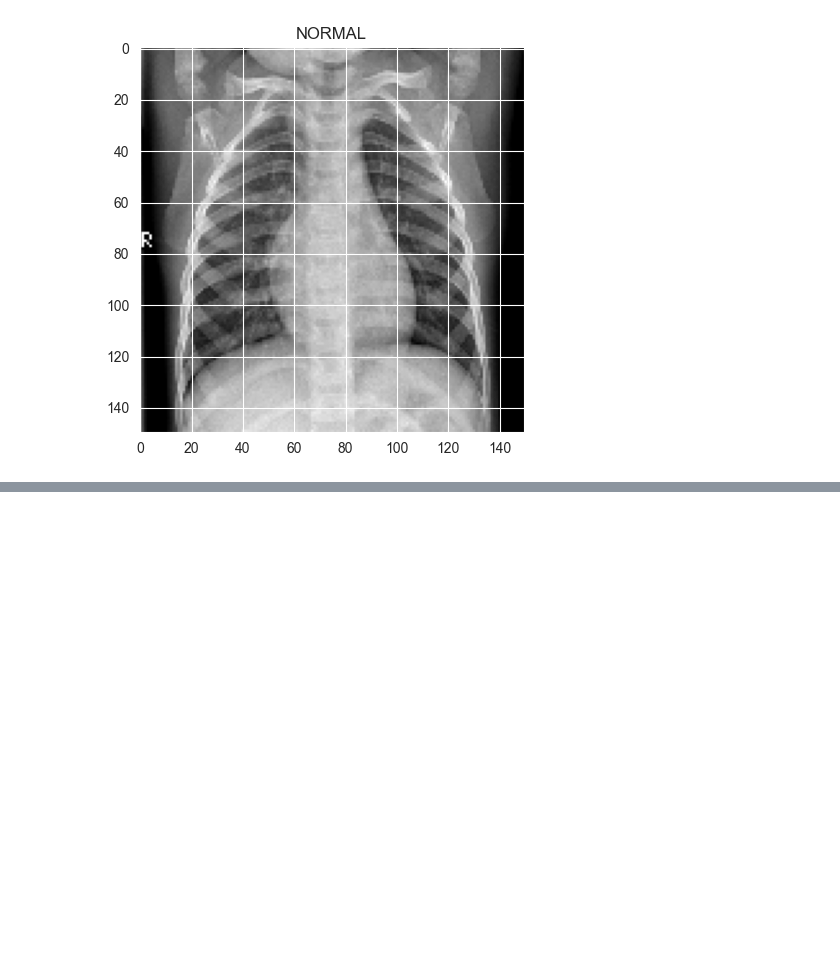
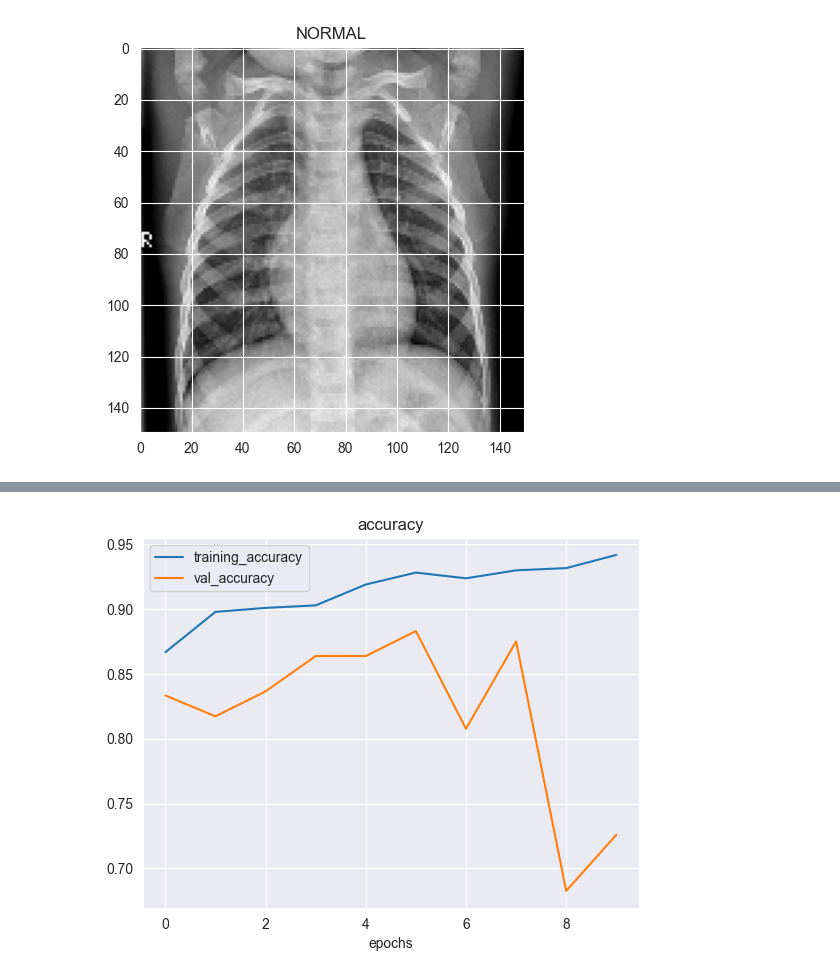
Before and after one commit to Xninety-nine/Capstone-3-Predicting-Pneumonia-in-X-ray-Images, a Jupyter notebook: CAP3_PreProcess_&_Modeling.ipynb, the cells around one changed output, grey strips where cells are left out. Saved outputs shown, nothing was run; the diff lists cells and outputs as text; code cells hidden in the pictures; blank space fills up the shorter version.

```diff
--- a/CAP3_Data_Wrangling_&_EDA.ipynb
+++ b/CAP3_PreProcess_&_Modeling.ipynb
@@ -210,0 +346,15 @@ Text(0.5, 1.0, 'NORMAL')
+# %%
+model = tf.keras.models.Sequential([
+    tf.keras.layers.Conv2D(16, (3, 3), activation='relu', input_shape=(224, 224, 1)),#16 filters, 3x3 kernel, ReLU activation, input shape 244x244x1
+    tf.keras.layers.MaxPooling2D(2, 2),#MaxPooling layers after each convolution to reduce spatial dimensions
+    tf.keras.layers.Conv2D(32, (3, 3), activation='relu', input_shape=(224, 224, 1)),#progressivley increasing filter count from 16 to 32 to 64
+    tf.keras.layers.MaxPooling2D(2, 2),
+    tf.keras.layers.Conv2D(64, (3, 3), activation='relu', input_shape=(224, 224, 1)),#Each conv layer reduces image size while extracting more complex features
+    tf.keras.layers.MaxPooling2D(2, 2),
+    tf.keras.layers.Flatten(),#converts 2D feature mapes to 1D vector
+    tf.keras.layers.Dense(100, activation='relu'),#100 neurons, ReLU activation
+    tf.keras.layers.Dense(1, activation='sigmoid')#1 neuron with sigmoid activation for binary classification.
+])
+# %%
+#Complie model
+model.compile(loss='binary_crossentropy', optimizer=tf.keras.optimizers.Adam(), metrics=['accuracy'])
@@ -210,0 +386,8 @@ Text(0.5, 1.0, 'NORMAL')
+# %%
+#Training model with specific training parameters:
+
+history = model.fit(train_data,
+                   epochs=10,#model trains for 10 complete epochs
+                   steps_per_epoch=len(train_data),#uses all training batches for validation
+                   validation_data=test_data,#Uses test data for validation
+                   validation_steps=len(test_data))#Uses all test batches for validation
@@ -210,0 +421,16 @@ Text(0.5, 1.0, 'NORMAL')
+# %%
+#Visualize accuracy and loss curve
+def plot_accuracy_curve(history):
+  accuracy = history.history['accuracy']
+  val_accuracy = history.history['val_accuracy']
+  epochs = range(len(history.history['accuracy']))
+
+  plt.plot(epochs, accuracy, label='training_accuracy')
+  plt.plot(epochs, val_accuracy, label='val_accuracy')
+  plt.title('accuracy')
+  plt.xlabel('epochs')
+  plt.legend()
+# %%
+plot_accuracy_curve(history)
+# %% [output]
+[figure, added]
```
Also changed, not shown: parts of 42 cells of this notebook.
